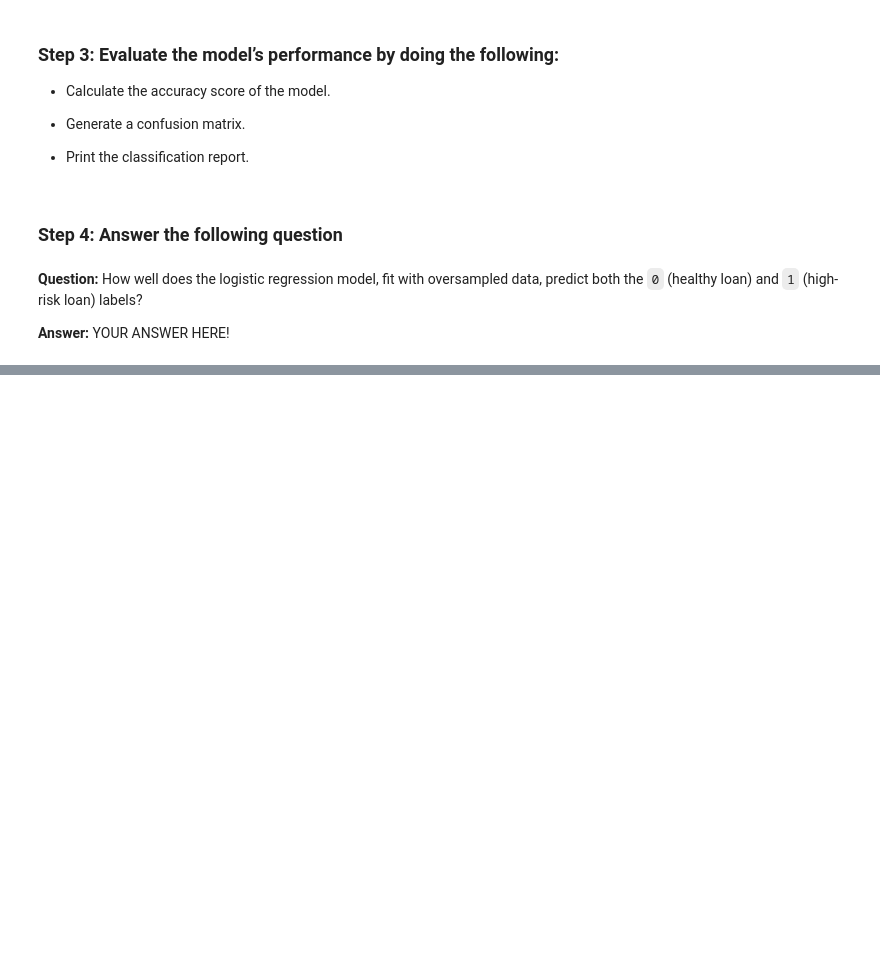
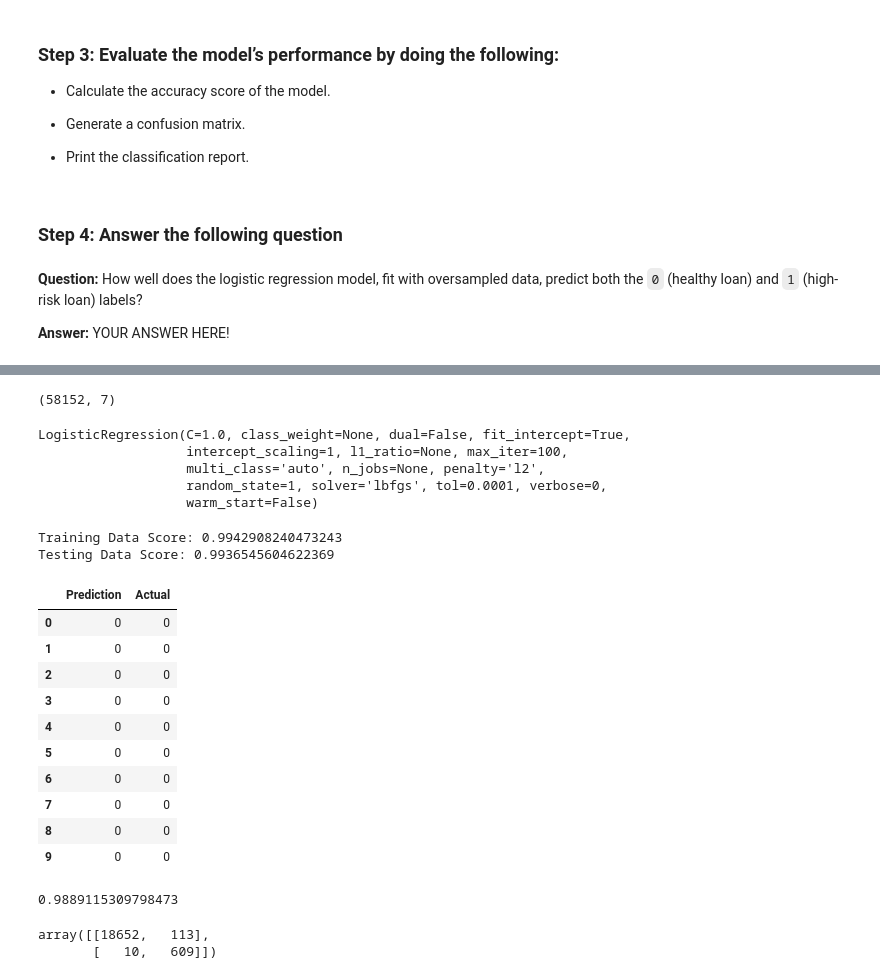
Before and after one commit to SandraBotica/credit-risk-classification, a Jupyter notebook: Credit_Risk/credit_risk_classification.ipynb, the cells around one changed output, grey strips where cells are left out. Cells and saved outputs as stored; diff of their text form; code cells hidden in the pictures; blank space fills up the shorter version.

```diff
--- a/Credit_Risk/credit_risk_classification.ipynb
+++ b/Credit_Risk/credit_risk_classification.ipynb
@@ -227,0 +323,66 @@ ModuleNotFoundError: No module named 'imblearn'
+# %%
+# Separate the data into labels and features
+
+# Separate the y variable, the labels
+y = df_lending_data["loan_status"]
+
+# Separate the X variable, the features
+X = df_lending_data_scaled
+# %%
+# Split the data using train_test_split
+# Assign a random_state of 1 to the function
+X_train, X_test, y_train, y_test = train_test_split(X,
+                                                    y,
+                                                    random_state=1)
+X_train.shape
+# %% [output]
+(58152, 7)
+# %%
+# Instantiate the Logistic Regression model
+# Assign a random_state parameter of 1 to the model
+lr_model = LogisticRegression(solver='lbfgs', random_state=1)
+lr_model
+
+# Fit the model using training data
+lr_model.fit(X_train, y_train)
+# %% [output]
+LogisticRegression(C=1.0, class_weight=None, dual=False, fit_intercept=True,
+                   intercept_scaling=1, l1_ratio=None, max_iter=100,
+                   multi_class='auto', n_jobs=None, penalty='l2',
+                   random_state=1, solver='lbfgs', tol=0.0001, verbose=0,
+                   warm_start=False)
+# %%
+# Score the model
+print(f"Training Data Score: {lr_model.score(X_train, y_train)}")
+print(f"Testing Data Score: {lr_model.score(X_test, y_test)}")
+# %% [output]
+Training Data Score: 0.9942908240473243
+Testing Data Score: 0.9936545604622369
+# %%
+# Make a prediction using the testing data
+testing_predictions = lr_model.predict(X_test)
+results = pd.DataFrame({"Prediction": testing_predictions, "Actual": y_test}).reset_index(drop=True)
+results.head(10)
+# %% [output]
+|  | Prediction | Actual |
+| 0 | 0 | 0 |
+| 1 | 0 | 0 |
+| 2 | 0 | 0 |
+| 3 | 0 | 0 |
+| 4 | 0 | 0 |
+| 5 | 0 | 0 |
+| 6 | 0 | 0 |
+| 7 | 0 | 0 |
+| 8 | 0 | 0 |
+| 9 | 0 | 0 |
+# %%
+# Print the balanced_accuracy score of the model
+balanced_accuracy_score(y_test, testing_predictions)
+# %% [output]
+0.9889115309798473
+# %%
+# Generate a confusion matrix for the model
+confusion_matrix(y_test, testing_predictions)
+# %% [output]
+array([[18652,   113],
+       [   10,   609]])
```
Also changed, not shown: parts of 22 cells of this notebook, 1 other file.
